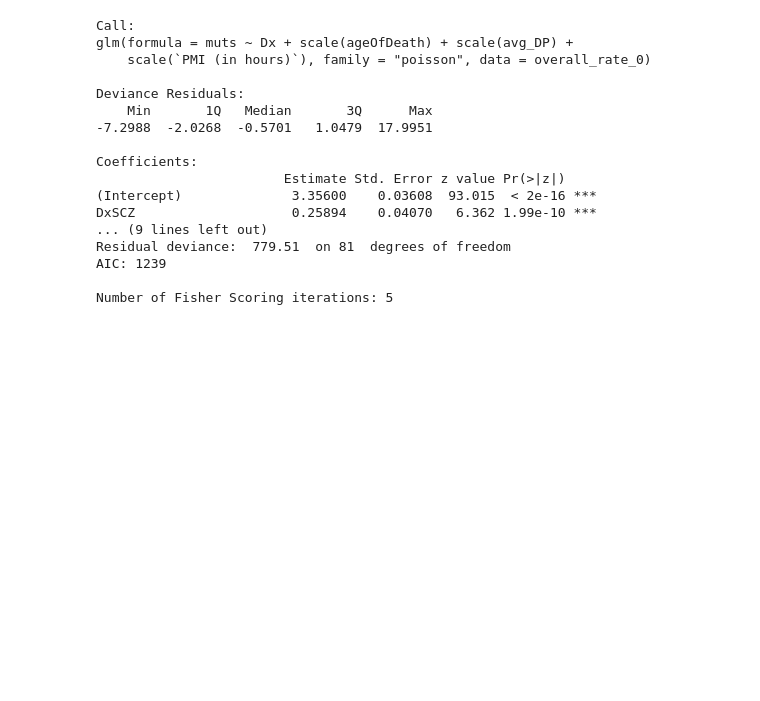
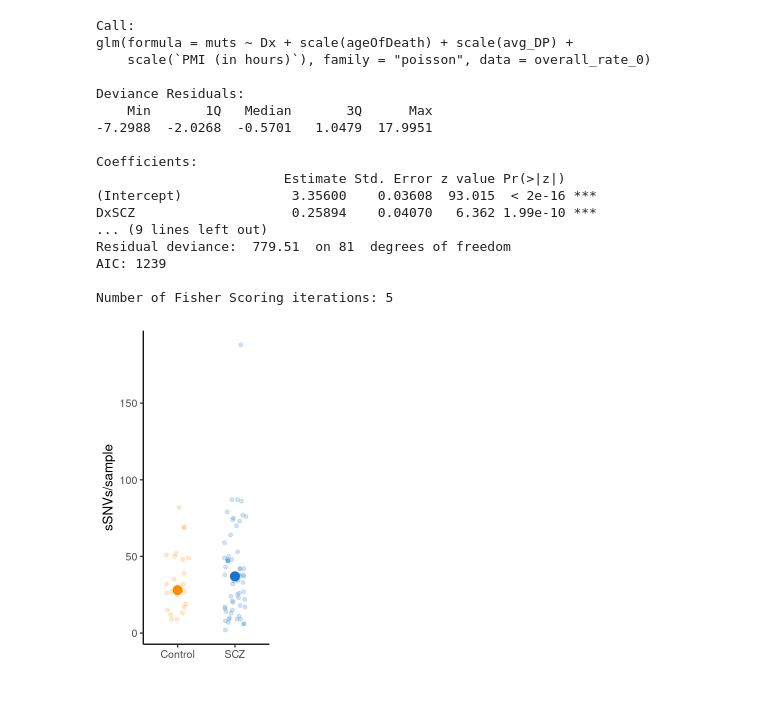
Before and after one commit to emauryg/Skiagenesis_repo, a Jupyter notebook: notebooks/Figure1.ipynb, the cells around one changed output. Saved outputs shown, nothing was run; the diff lists cells and outputs as text; code cells hidden in the pictures; blank space fills up the shorter version.

```diff
--- a/notebooks/Figure1.ipynb
+++ b/notebooks/Figure1.ipynb
@@ -171,6 +241,18 @@ Residual deviance:  779.51  on 81  degrees of freedom
 AIC: 1239
 
 Number of Fisher Scoring iterations: 5
+# %%
+options(repr.plot.width = 3, repr.plot.height = 6)
+p1 = overall_rate_0 %>% ggplot(aes(x=Dx, y=muts)) +
+    geom_jitter(aes(color = Dx), width=0.2, height=0,size=2, alpha=0.2,show.legend = FALSE) +
+    stat_summary(aes(color=Dx), fun = "median", geom = "point", size=5, show.legend = FALSE) +
+    scale_color_manual(values = c("darkorange","dodgerblue3"), breaks = c("Control","SCZ")) +
+    scale_fill_manual(values = c("darkorange","dodgerblue3"), breaks = c("Control","SCZ")) +
+    theme_classic(base_size = 16) + labs(y="sSNVs/sample",x="")
+
+p1
+# %% [output]
+[figure, added]
 # %%
 options(repr.plot.width = 8, repr.plot.height = 5)
 library(cowplot)
```
Also changed, not shown: parts of 8 cells of this notebook, 3 other files.
